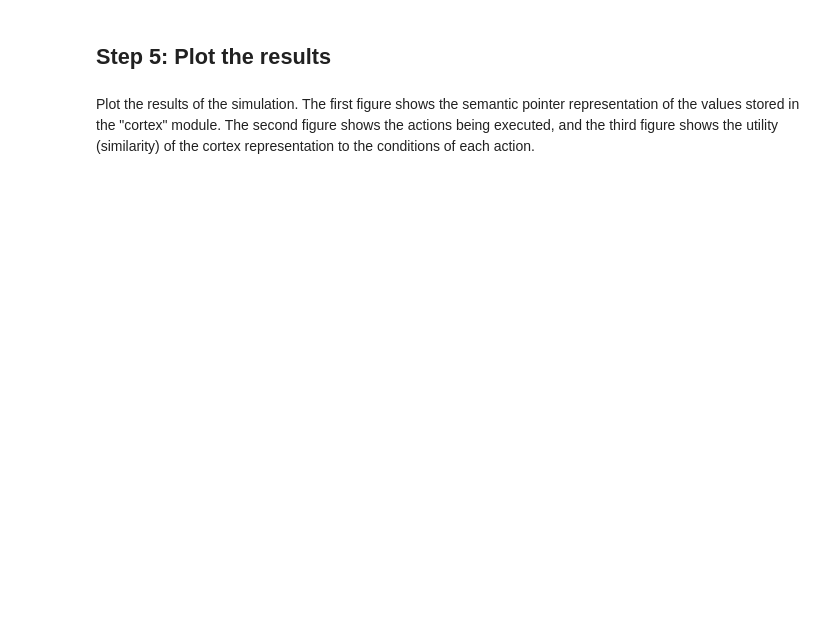
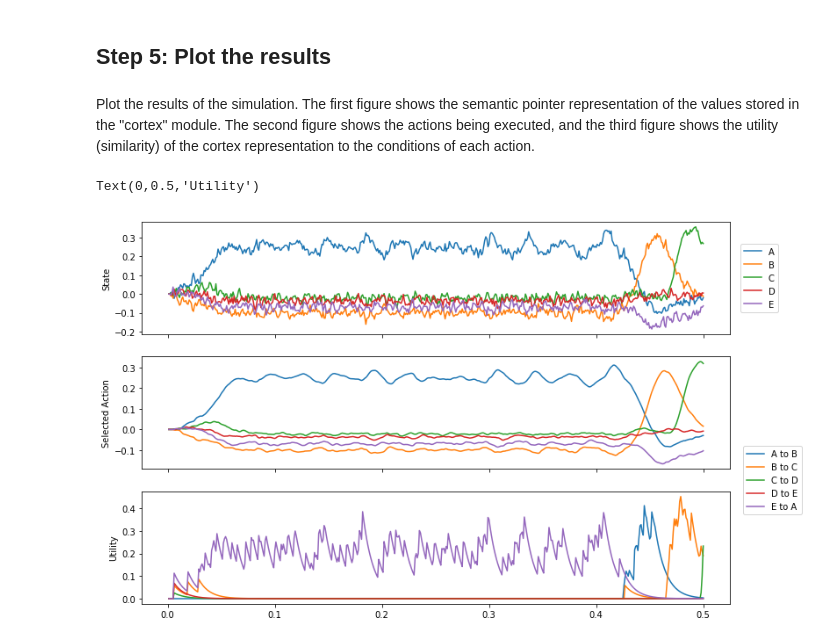
Before and after one commit to nengo/nengo-spa, a Jupyter notebook: nengo_spa/examples/spa_sequence.ipynb, the cells around one changed output. Drawn from its saved outputs; the diff is of its cells as text; code cells hidden in the pictures; blank space fills up the shorter version.

```diff
--- a/nengo_spa/examples/spa_sequence.ipynb
+++ b/nengo_spa/examples/spa_sequence.ipynb
@@ -35,15 +35,15 @@ with model:
     model.cortex = spa.State(dimensions)
     # Specify the action mapping
     with spa.ActionSelection() as action_sel:
-        spa.ifmax(spa.dot(model.cortex, spa.sym.A),
+        spa.ifmax("A to B", spa.dot(model.cortex, spa.sym.A),
             spa.sym.B >> model.cortex)
-        spa.ifmax(spa.dot(model.cortex, spa.sym.B),
+        spa.ifmax("B to C", spa.dot(model.cortex, spa.sym.B),
             spa.sym.C >> model.cortex)
-        spa.ifmax(spa.dot(model.cortex, spa.sym.C),
+        spa.ifmax("C to D", spa.dot(model.cortex, spa.sym.C),
             spa.sym.D >> model.cortex)
-        spa.ifmax(spa.dot(model.cortex, spa.sym.D),
+        spa.ifmax("D to E", spa.dot(model.cortex, spa.sym.D),
             spa.sym.E >> model.cortex)
-        spa.ifmax(spa.dot(model.cortex, spa.sym.E),
+        spa.ifmax("E to A", spa.dot(model.cortex, spa.sym.E),
             spa.sym.A >> model.cortex)
 # %% [markdown]
 ## Step 3: Probe the output
@@ -64,23 +67,18 @@ Plot the results of the simulation. The first figure shows the semantic pointer
 # %%
 vocab = model.vocabs[dimensions]
 
-fig = plt.figure(figsize=(12,8))
-p1 = fig.add_subplot(3,1,1)
+fig, (p1, p2, p3) = plt.subplots(3, 1, sharex=True, figsize=(12,8))
 
 p1.plot(sim.trange(), spa.similarity(sim.data[cortex], vocab))
-p1.legend(vocab.keys(), fontsize='x-small')
+p1.legend(vocab.keys(), loc='right', bbox_to_anchor=(1.09, 0.5))
 p1.set_ylabel('State')
 
-p2 = fig.add_subplot(3,1,2)
-p2.plot(sim.trange(), sim.data[selected_actions])
-# FIXME: p2_legend_txt = [str(a.effects) for a in actions[0].actions]
-# p2.legend(p2_legend_txt, fontsize='x-small')
-p2.set_ylabel('Action')
+p2.plot(sim.trange(), sim.data[utility])
+p2.legend(tuple(action_sel.keys()), loc='right', bbox_to_anchor=(1.13, -0.1))
+p2.set_ylabel('Selected Action')
 
-p3 = fig.add_subplot(3,1,3)
-p3.plot(sim.trange(), sim.data[utility])
-# FIXME: p3_legend_txt = [str(a.condition) for a in actions[0].actions]
-# p3.legend(p3_legend_txt, fontsize='x-small')
+p3.plot(sim.trange(), sim.data[selected_actions])
 p3.set_ylabel('Utility')
-
-fig.subplots_adjust(hspace=0.2)
+# %% [output]
+Text(0,0.5,'Utility')
+[figure, added]
```
Also changed, not shown: parts of 1 cell of this notebook, 2 other files.
